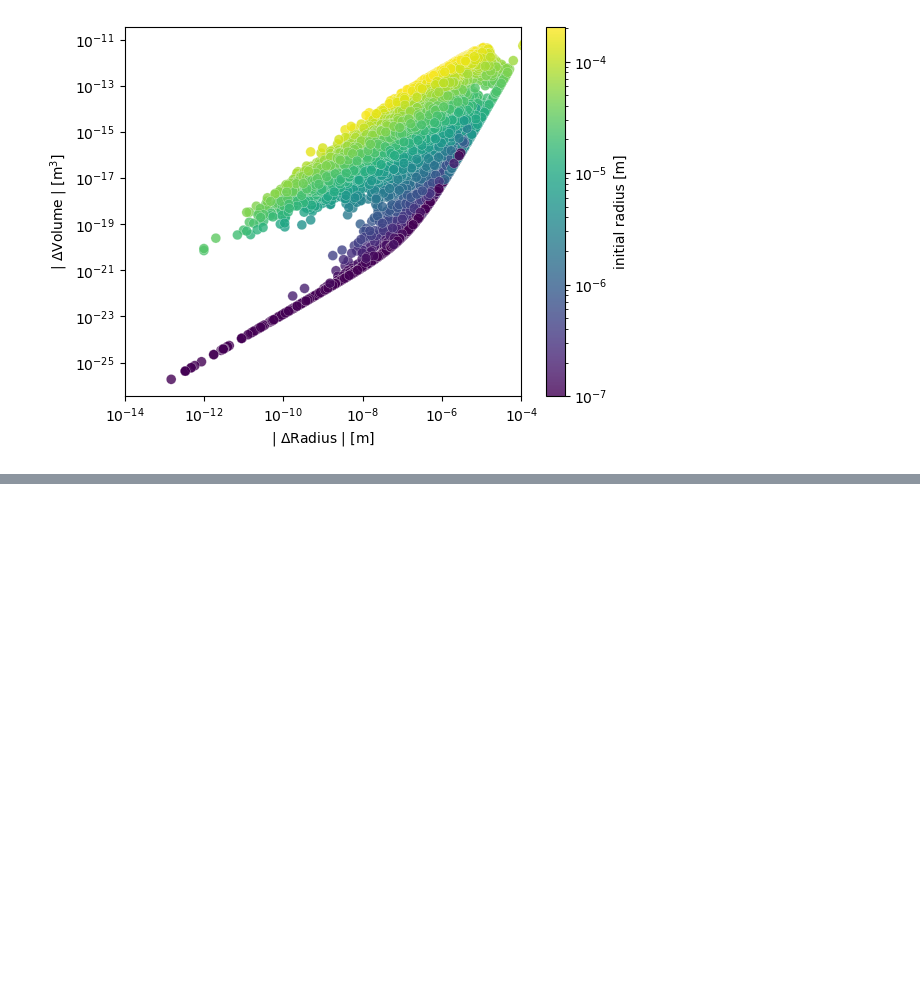
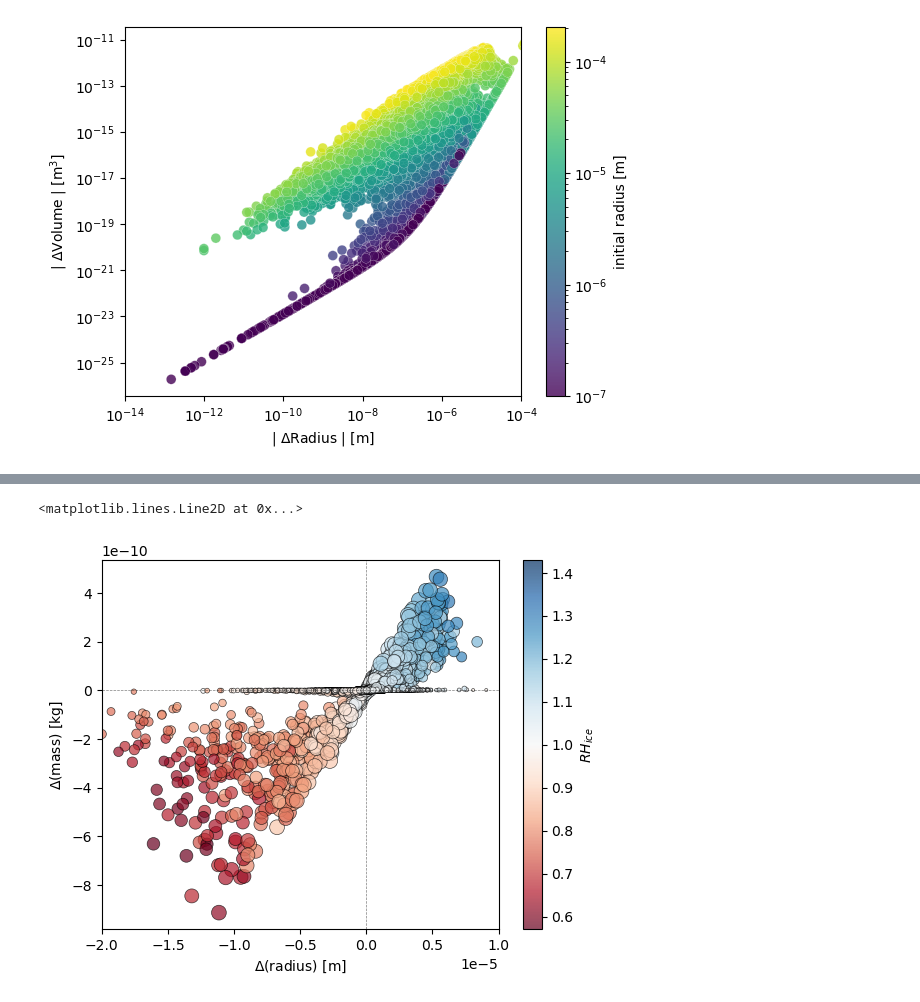
Before and after one commit to josephko91/ice-mp-su24, a Jupyter notebook: viz/seaborn-scatter-examples.ipynb, the cells around one changed output, grey strips where cells are left out. Cells and saved outputs as stored; diff of their text form; code cells hidden in the pictures; blank space fills up the shorter version.

```diff
--- a/viz/seaborn-scatter-examples.ipynb
+++ b/viz/seaborn-scatter-examples.ipynb
@@ -192,0 +222,25 @@ ax.set_xlim(1e-14, 1e-4);
+# %%
+'''
+Plot change in mass vs. change in radius
+color by relative humidity w.r.t. ice
+size by initial radius
+Only minmax scaling applied to radius
+'''
+df_subset = df.sample(int(n_samples/10), random_state=666)
+marker_min = 5
+marker_max = 125
+scaler = MinMaxScaler((marker_min, marker_max))
+edge_color = colors.colorConverter.to_rgba('black', alpha=0.1)
+marker_sizes = scaler.fit_transform(df_subset[['radius_eq(ice)[m]_1']])
+ax = df_subset.plot.scatter('delta_r', 'delta_mass', c='RH_ice_1',
+                            alpha=0.7, xlim=(-2e-5, 1e-5), s=marker_sizes,
+                            colormap='RdBu', norm=colors.CenteredNorm(1.0),
+                            edgecolors=edge_color, linewidth=0.5)
+ax.set_xlabel(r'$\Delta$(radius) [m]')
+ax.set_ylabel(r'$\Delta$(mass) [kg]')
+ax.collections[0].colorbar.set_label(r'$RH_{ice}$') # label colorbar
+ax.axhline(linestyle='--', linewidth=0.5, alpha=0.5, color='black')
+ax.axvline(linestyle='--', linewidth=0.5, alpha=0.5, color='black')
+# %% [output]
+<matplotlib.lines.Line2D at 0x...>
+[figure, added]
```
Also changed, not shown: parts of 4 cells of this notebook, 1 other file.
